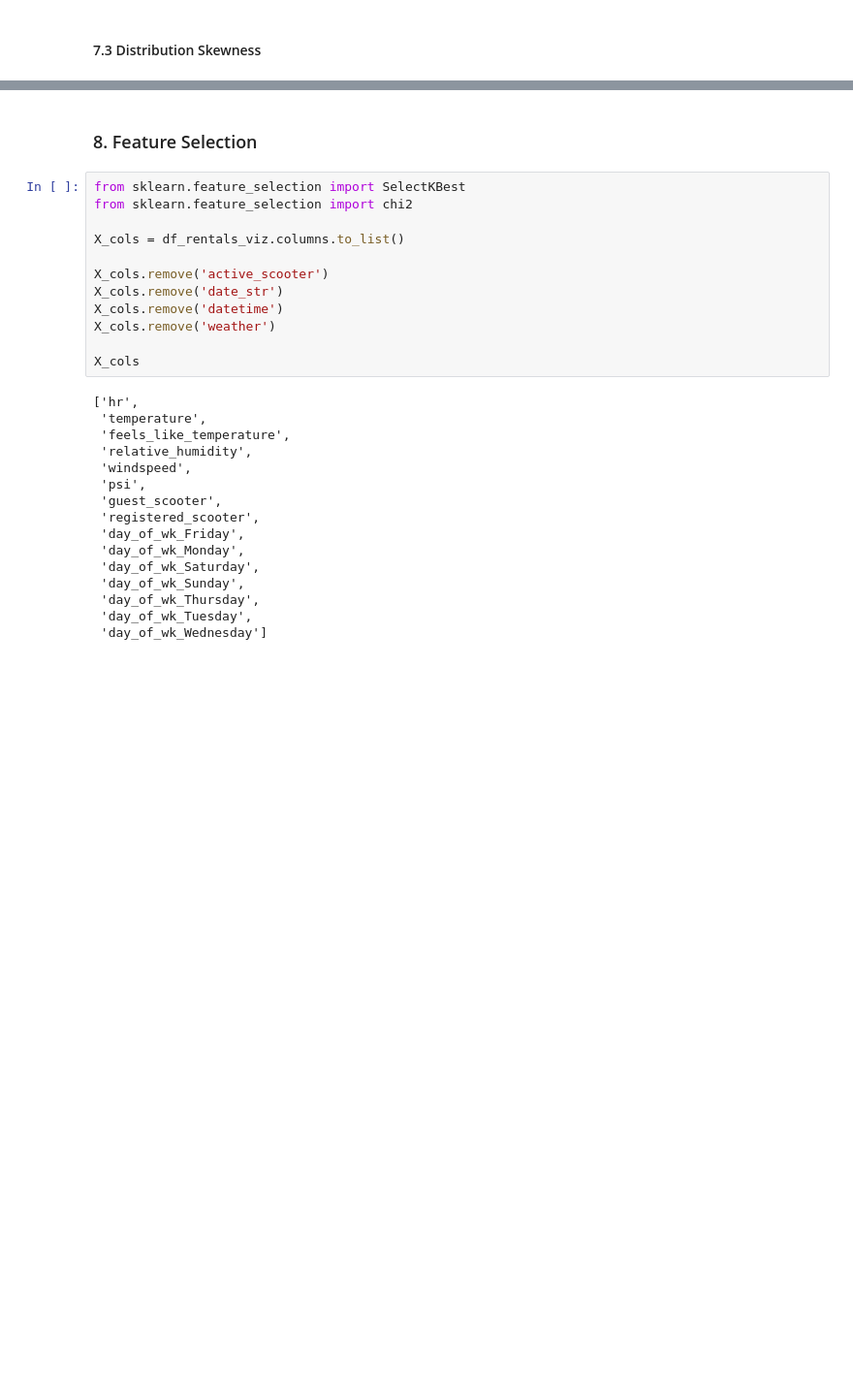
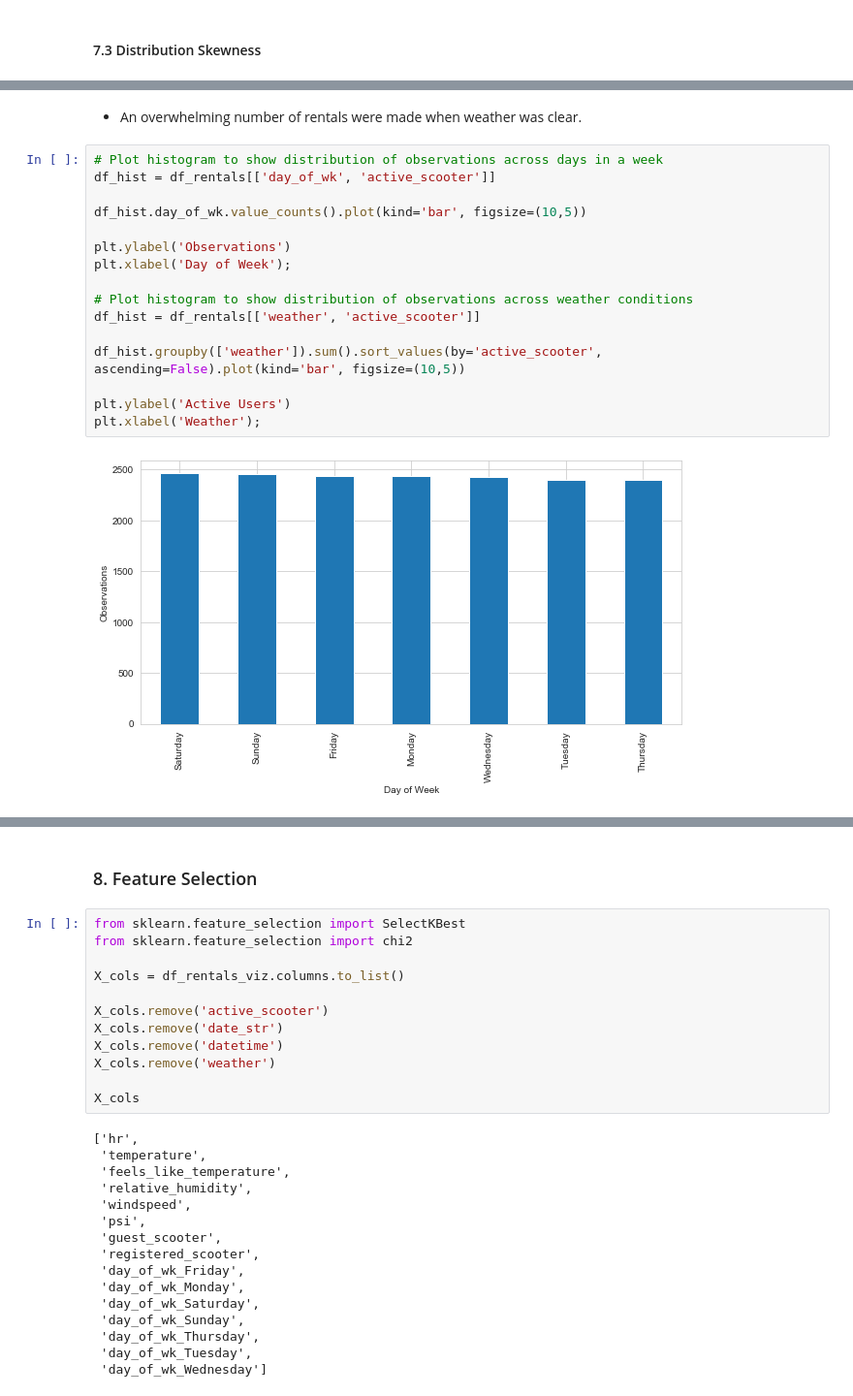
Before and after one commit to hakngrow/aice, a Jupyter notebook: eda.ipynb, the cells around one changed output, grey strips where cells are left out. Shown at 97% size. Drawn from its saved outputs; the diff is of its cells as text; blank space fills up the shorter version.

```diff
--- a/eda.ipynb
+++ b/eda.ipynb
@@ -719,0 +748,20 @@ for i in range(0, cols_count):
+# %% [markdown]
+- An overwhelming number of rentals were made when weather was clear.
+# %%
+# Plot histogram to show distribution of observations across days in a week
+df_hist = df_rentals[['day_of_wk', 'active_scooter']]
+
+df_hist.day_of_wk.value_counts().plot(kind='bar', figsize=(10,5))
+
+plt.ylabel('Observations')
+plt.xlabel('Day of Week');
+
+# Plot histogram to show distribution of observations across weather conditions
+df_hist = df_rentals[['weather', 'active_scooter']]
+
+df_hist.groupby(['weather']).sum().sort_values(by='active_scooter', ascending=False).plot(kind='bar', figsize=(10,5))
+
+plt.ylabel('Active Users')
+plt.xlabel('Weather');
+# %% [output]
+[figure, added]
```
Also changed, not shown: parts of 27 cells of this notebook.
